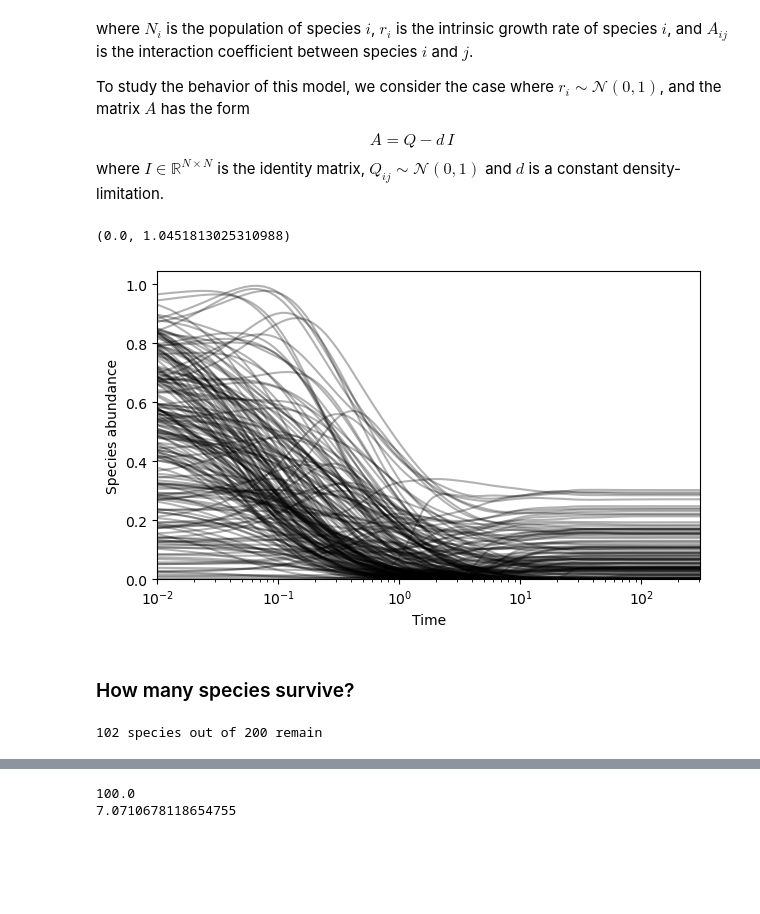
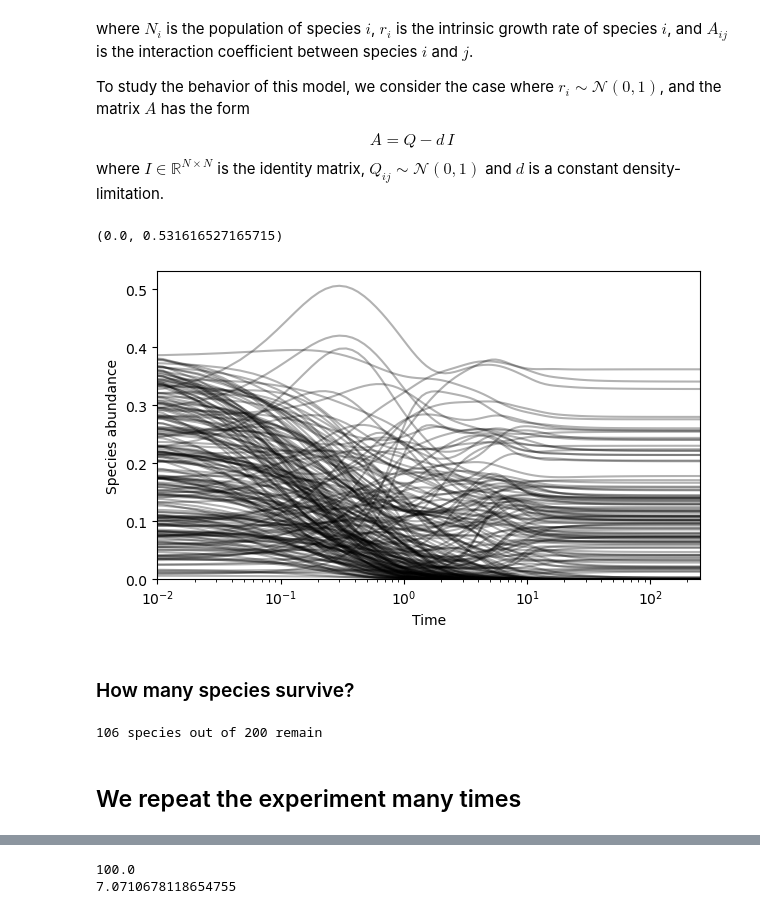
Before and after one commit to williamgilpin/illotka, a Jupyter notebook: demos.ipynb, the cells around one changed output, grey strips where cells are left out. Saved outputs shown, nothing was run; the diff lists cells and outputs as text; code cells hidden in the pictures; blank space fills up the shorter version.

```diff
--- a/demos.ipynb
+++ b/demos.ipynb
@@ -67,36 +74,38 @@ where $I \in \mathbb{R}^{N \times N}$ is the identity matrix, $Q_{ij} \sim \math
 # %%
 # Set the simulation parameters
 tmax = 20000 # Maximum integration duration
 n = 200 # Number of species
 d = 12.5 # Density-limitation
 
 ## Initialize the model
 eq = GaussianLotkaVolterra(n)
 eq.A = np.random.normal(size=(n, n)) - d * np.identity(n)
 eq.r = np.random.normal(size=n)
 
 ## Initial conditions
-ic = np.random.uniform(size=n)
+ic = 0.4 *np.random.uniform(size=n)
 
 ## Numerically integrate the model
 t, y = eq.integrate(tmax, ic)
 
 plt.figure(figsize=(7, 4))
 plt.semilogx(t, y, color="k", lw=1.5, alpha=0.3);
 plt.xlabel("Time")
 plt.ylabel("Species abundance")
 plt.xlim(1e-2, np.max(t))
 plt.ylim(0, None)
 # %% [output]
-(0.0, 1.0451813025310988)
+(0.0, 0.531616527165715)
-[figure, old version]
+[figure, new version]
 # %% [markdown]
 ### How many species survive?
 # %%
 nonzero_remaining = np.sum(y[-1] > 1e-12) # Precision floor
 print(f"{nonzero_remaining} species out of {n} remain")
 # %% [output]
-102 species out of 200 remain
+106 species out of 200 remain
+# %% [markdown]
+## We repeat the experiment many times
 # %%
 n_replicates = 100
 tmax = 1000
```
Also changed, not shown: parts of 25 cells of this notebook, 2 other files.
